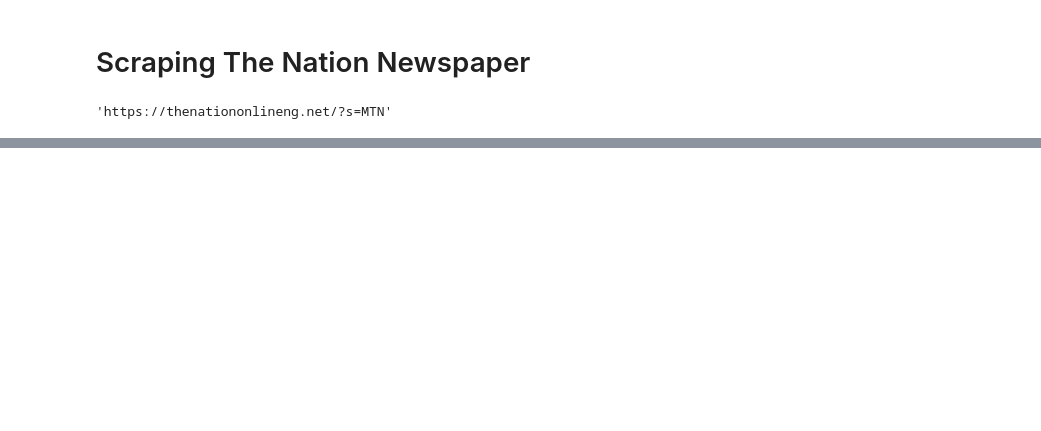
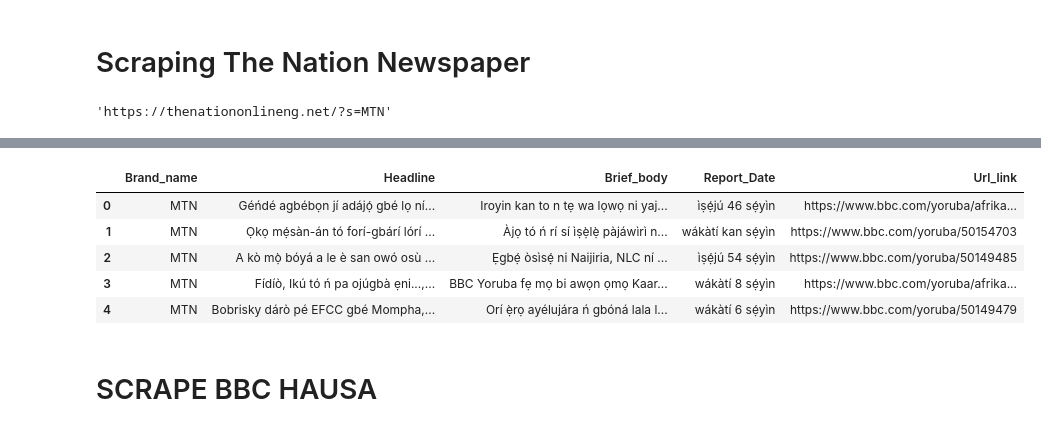
Before and after one commit to Free-tek/Anjie_local_language_corpus_generator, a Jupyter notebook: Punch Scrapping.ipynb, the cells around one changed output, grey strips where cells are left out. Cells and saved outputs as stored; diff of their text form; code cells hidden in the pictures; blank space fills up the shorter version.

```diff
--- a/Punch Scrapping.ipynb
+++ b/Punch Scrapping.ipynb
@@ -211,0 +444,13 @@ df.head(14)
+# %%
+df = pd.read_csv("bbc_yoruba.csv")
+# %%
+df.head()
+# %% [output]
+|  | Brand_name | Headline | Brief_body | Report_Date | Url_link |
+| 0 | MTN | Géńdé agbébọn jí adájọ́ gbé lọ ní... | Iroyin kan to n tẹ wa lọwọ ni yaj... | ìṣẹ́jú 46 sẹ́yìn | https://www.bbc.com/yoruba/afrika... |
+| 1 | MTN | Ọkọ mẹ́sàn-án tó forí-gbárí lórí ... | Àjọ tó ń rí sí ìṣẹ̀lẹ̀ pàjáwìrì n... | wákàtí kan sẹ́yìn | https://www.bbc.com/yoruba/50154703 |
+| 2 | MTN | A kò mọ̀ bóyá a le è san owó osù ... | Ẹgbẹ́ òsìsẹ́ ni Naijiria, NLC ní ... | ìṣẹ́jú 54 sẹ́yìn | https://www.bbc.com/yoruba/50149485 |
+| 3 | MTN | Fídíò, Ikú tó ń pa ojúgbà ẹni...,... | BBC Yoruba fẹ mọ bi awọn ọmọ Kaar... | wákàtí 8 sẹ́yìn | https://www.bbc.com/yoruba/afrika... |
+| 4 | MTN | Bobrisky dárò pé EFCC gbé Mompha,... | Orí ẹ̀rọ ayélujára ń gbóná lala l... | wákàtí 6 sẹ́yìn | https://www.bbc.com/yoruba/50149479 |
+# %% [markdown]
+# SCRAPE BBC HAUSA
```
Also changed, not shown: parts of 56 cells of this notebook.
